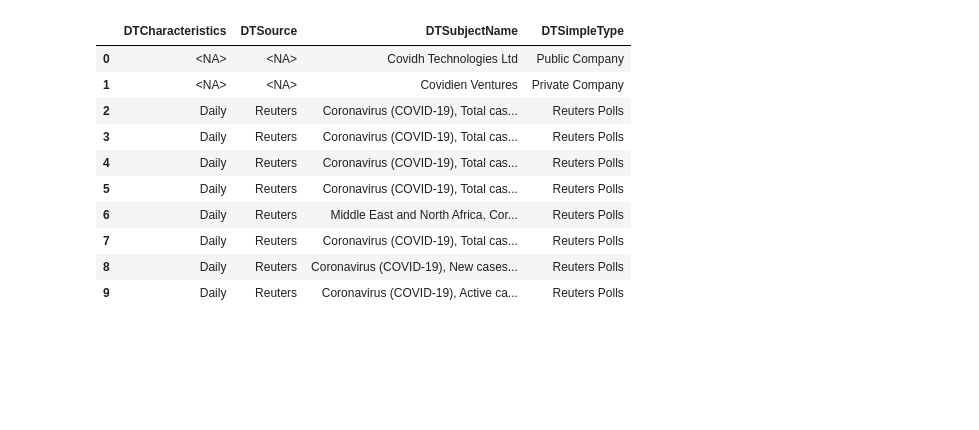
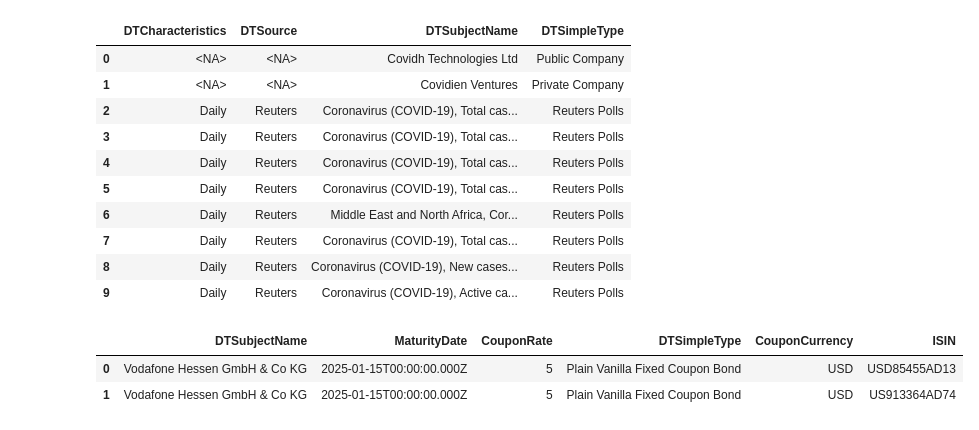
Before and after one commit to LSEG-API-Samples/Article.RDPLibrary.Python.Search, a Jupyter notebook: Search - Query.ipynb, the cells around one changed output. Cells and saved outputs as stored; diff of their text form; code cells hidden in the pictures; blank space fills up the shorter version.

```diff
--- a/Search - Query.ipynb
+++ b/Search - Query.ipynb
@@ -164,3 +164,15 @@ Matched a total of 7089 documents
 | 7 | Daily | Reuters | Coronavirus (COVID-19), Total cas... | Reuters Polls |
 | 8 | Daily | Reuters | Coronavirus (COVID-19), New cases... | Reuters Polls |
 | 9 | Daily | Reuters | Coronavirus (COVID-19), Active ca... | Reuters Polls |
+# %%
+# List the Vodafone bonds maturing in 2025 with a coupon rate of 5%
+# We can achieve this specific query using a special feature called 'tcm' (ticker coupon maturiy).
+rdp.search(
+    query = "vod 5% 2025",
+    features = "tcm",
+    select = "CouponCurrency, DTSimpleType, DTSubjectName, CouponRate, MaturityDate, ISIN"
+)
+# %% [output]
+|  | DTSubjectName | MaturityDate | CouponRate | DTSimpleType | CouponCurrency | ISIN |
+| 0 | Vodafone Hessen GmbH & Co KG | 2025-01-15T00:00:00.000Z | 5 | Plain Vanilla Fixed Coupon Bond | USD | USD85455AD13 |
+| 1 | Vodafone Hessen GmbH & Co KG | 2025-01-15T00:00:00.000Z | 5 | Plain Vanilla Fixed Coupon Bond | USD | US913364AD74 |
```
